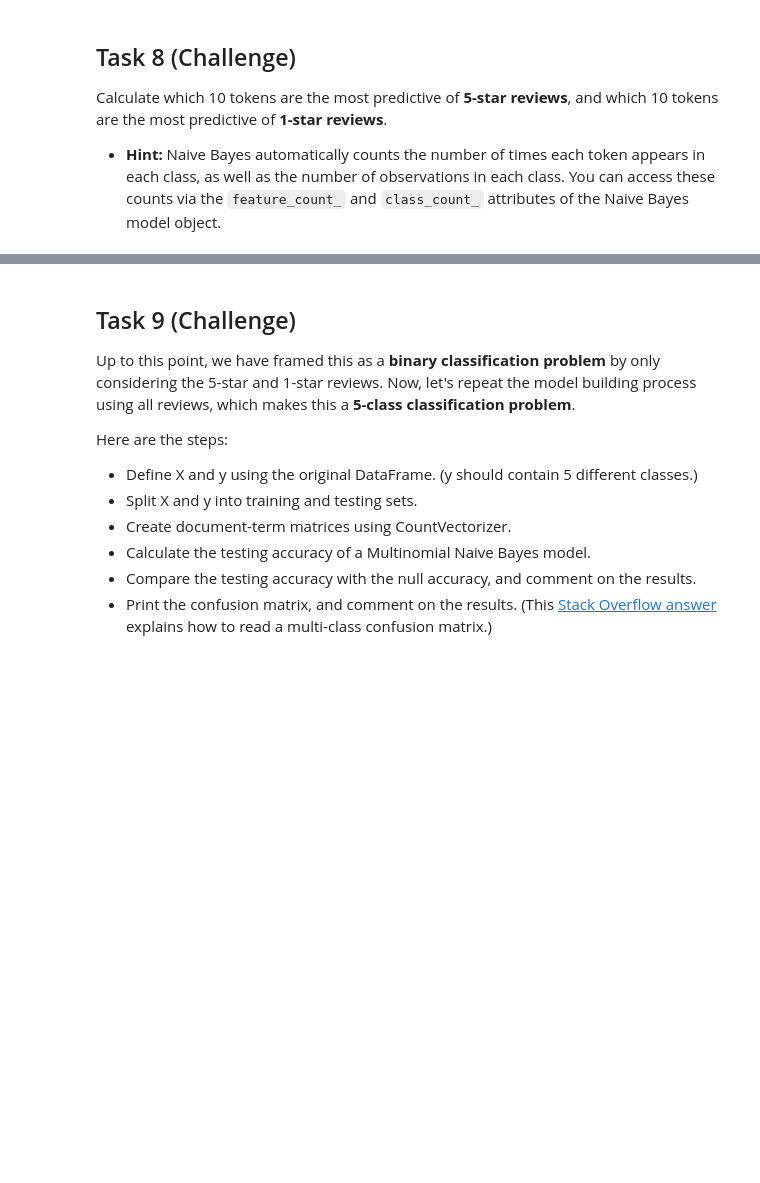
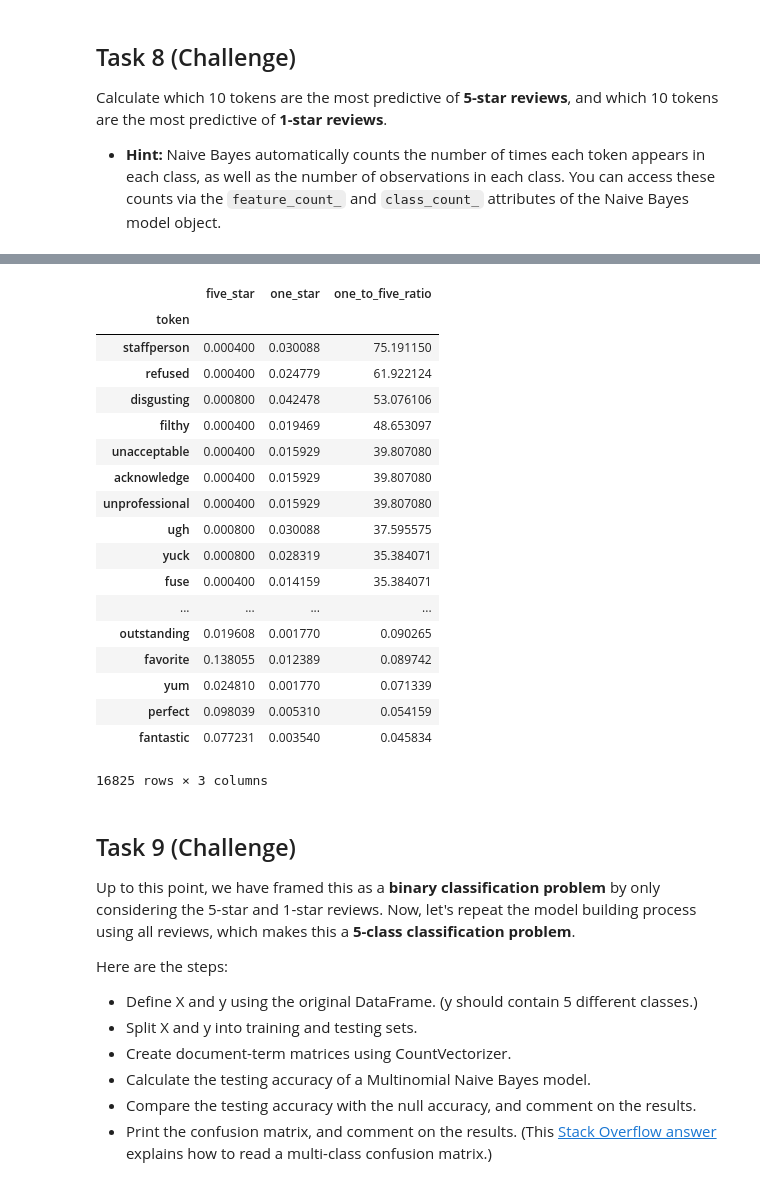
Before and after one commit to jnavarro86/mltext, a Jupyter notebook: week1/01_yelp_homework.ipynb, the cells around one changed output, grey strips where cells are left out. Drawn from its saved outputs; the diff is of its cells as text; code cells hidden in the pictures; blank space fills up the shorter version.

```diff
--- a/week1/01_yelp_homework.ipynb
+++ b/week1/01_yelp_homework.ipynb
@@ -301,0 +311,8 @@ Calculate which 10 tokens are the most predictive of **5-star reviews**, and whi
+# %%
+# We'll add 1 to avoid dividing by 0 when calculating the ratio
+one_star_tokens = one_star_tokens + 1
+five_star_tokens = five_star_tokens + 1
+# %%
+tokens = pd.DataFrame({'token': X_train_tokens, 'one_star': one_star_tokens, 'five_star': five_star_tokens}).set_index('token')
+tokens.sample(10, random_state=7)
+# The token opinion appears 31 times in a 5* review and only 7 in a 1* review
@@ -301,0 +332,5 @@ Calculate which 10 tokens are the most predictive of **5-star reviews**, and whi
+# %%
+# Let's some tokens ratios
+tokens['one_star'] = tokens.one_star / nb.class_count_[0]
+tokens['five_star'] = tokens.five_star / nb.class_count_[1]
+tokens.sample(5, random_state=7)
@@ -301,0 +345,3 @@ Calculate which 10 tokens are the most predictive of **5-star reviews**, and whi
+# %%
+# Now we can compare the 1* vs 5* ratios and add it to the panda series
+tokens['one_to_five_ratio'] = tokens.one_star / tokens.five_star
@@ -302,3 +363,25 @@ Calculate which 10 tokens are the most predictive of **5-star reviews**, and whi
+# %%
+tokens.sort_values('one_to_five_ratio', ascending=False)
+# %% [output]
+|  | five_star | one_star | one_to_five_ratio |
+| token |  |  |  |
+| staffperson | 0.000400 | 0.030088 | 75.191150 |
+| refused | 0.000400 | 0.024779 | 61.922124 |
+| disgusting | 0.000800 | 0.042478 | 53.076106 |
+| filthy | 0.000400 | 0.019469 | 48.653097 |
+| unacceptable | 0.000400 | 0.015929 | 39.807080 |
+| acknowledge | 0.000400 | 0.015929 | 39.807080 |
+| unprofessional | 0.000400 | 0.015929 | 39.807080 |
+| ugh | 0.000800 | 0.030088 | 37.595575 |
+| yuck | 0.000800 | 0.028319 | 35.384071 |
+| fuse | 0.000400 | 0.014159 | 35.384071 |
+| ... | ... | ... | ... |
+| outstanding | 0.019608 | 0.001770 | 0.090265 |
+| favorite | 0.138055 | 0.012389 | 0.089742 |
+| yum | 0.024810 | 0.001770 | 0.071339 |
+| perfect | 0.098039 | 0.005310 | 0.054159 |
+| fantastic | 0.077231 | 0.003540 | 0.045834 |
+16825 rows × 3 columns
 # %% [markdown]
 ## Task 9 (Challenge)
 
```
Also changed, not shown: parts of 6 cells of this notebook.
